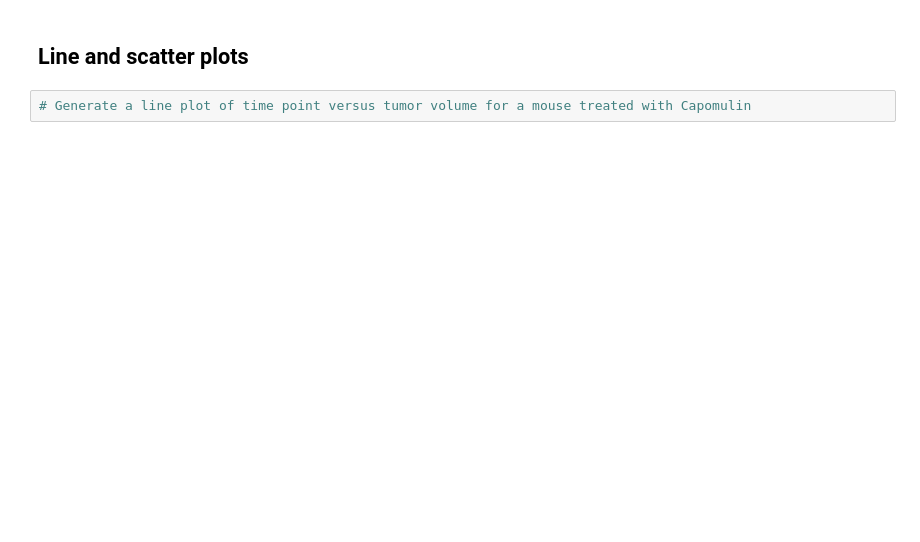
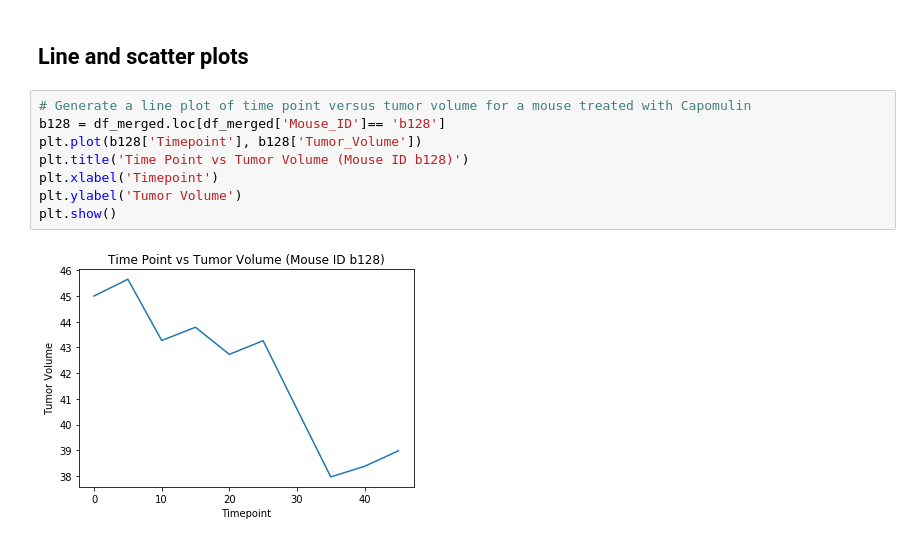
Before and after one commit to isoto1991/uci-databootcamp, a Jupyter notebook: Matplotlib/Instructions/Pymaceuticals/pymaceuticals_starter.ipynb, the cells around one changed output. Drawn from its saved outputs; the diff is of its cells as text; blank space fills up the shorter version.

```diff
--- a/Matplotlib/Instructions/Pymaceuticals/pymaceuticals_starter.ipynb
+++ b/Matplotlib/Instructions/Pymaceuticals/pymaceuticals_starter.ipynb
@@ -101,5 +120,13 @@ plt.show()
 ## Line and scatter plots
 # %%
 # Generate a line plot of time point versus tumor volume for a mouse treated with Capomulin
+b128 = df_merged.loc[df_merged['Mouse_ID']== 'b128']
+plt.plot(b128['Timepoint'], b128['Tumor_Volume'])
+plt.title('Time Point vs Tumor Volume (Mouse ID b128)')
+plt.xlabel('Timepoint')
+plt.ylabel('Tumor Volume')
+plt.show()
+# %% [output]
+[figure, added]
 # %%
 # Generate a scatter plot of mouse weight versus average tumor volume for the Capomulin regimen
```
Also changed, not shown: parts of 8 cells of this notebook, 20 other files.
